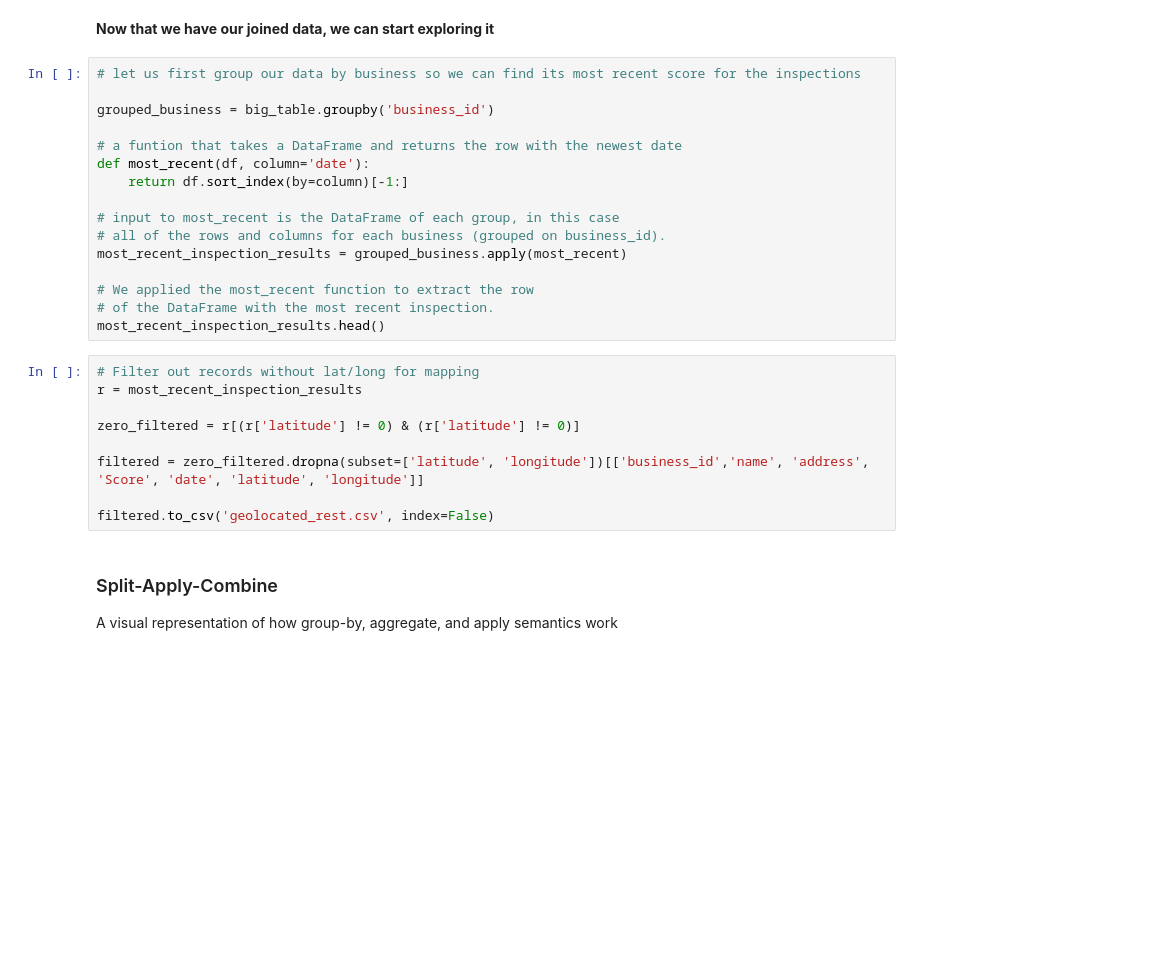
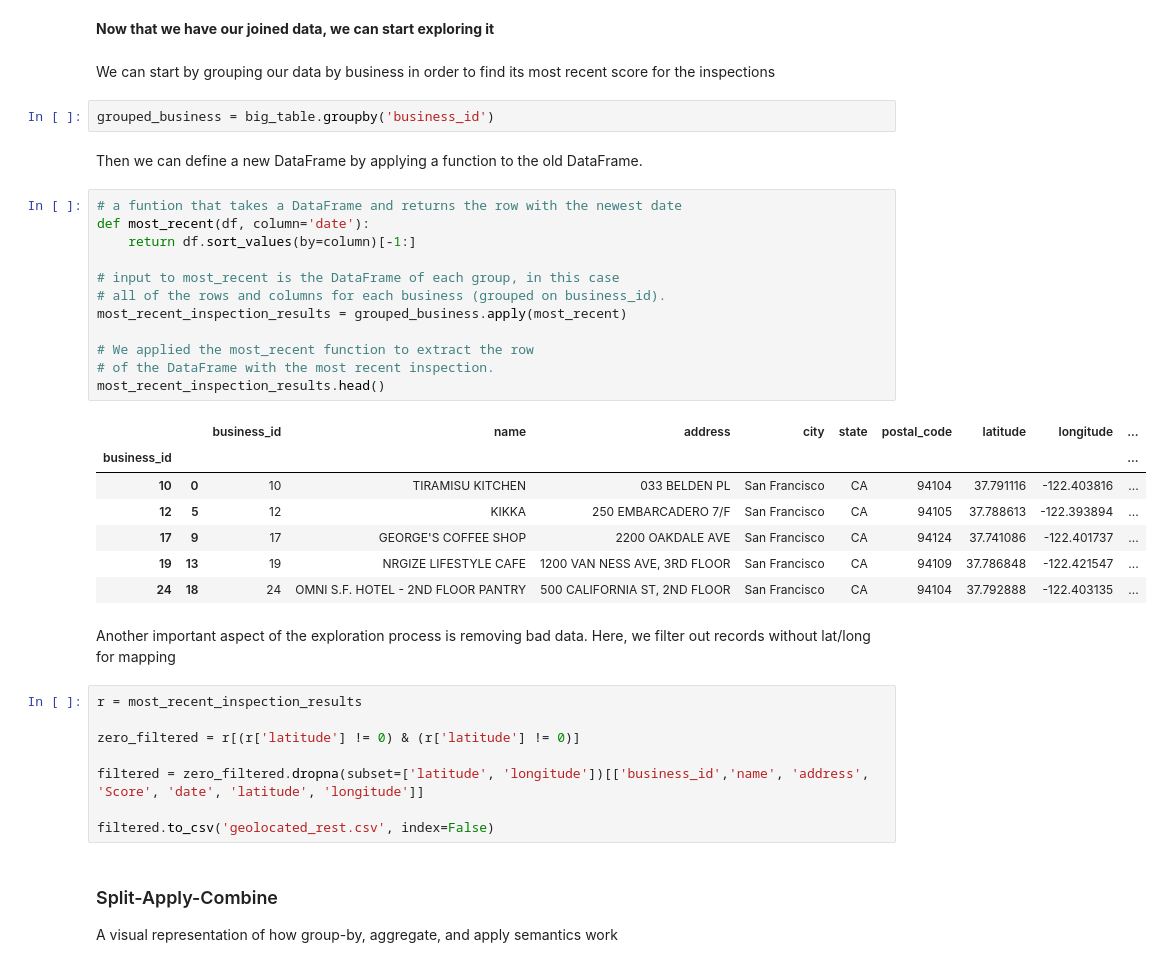
Before and after one commit to dataventures/workshops, a Jupyter notebook: 0/Pandas.ipynb, the cells around one changed output. Saved outputs shown, nothing was run; the diff lists cells and outputs as text; blank space fills up the shorter version.

```diff
--- a/0/Pandas.ipynb
+++ b/0/Pandas.ipynb
@@ -88,23 +116,34 @@ big_table.iloc[:10, :4]
 # %% [markdown]
 __Now that we have our joined data, we can start exploring it__
+# %% [markdown]
+We can start by grouping our data by business in order to find its most recent score for the inspections
+# %%
+grouped_business = big_table.groupby('business_id')
+# %% [markdown]
+Then we can define a new DataFrame by applying a function to the old DataFrame.
 # %%
-# let us first group our data by business so we can find its most recent score for the inspections
-
-grouped_business = big_table.groupby('business_id')
-
 # a funtion that takes a DataFrame and returns the row with the newest date
 def most_recent(df, column='date'):
-    return df.sort_index(by=column)[-1:]
+    return df.sort_values(by=column)[-1:]
 
 # input to most_recent is the DataFrame of each group, in this case
 # all of the rows and columns for each business (grouped on business_id).
 most_recent_inspection_results = grouped_business.apply(most_recent)
 
 # We applied the most_recent function to extract the row
 # of the DataFrame with the most recent inspection.
 most_recent_inspection_results.head()
+# %% [output]
+|  |  | business_id | name | address | city | state | postal_code | latitude | longitude | ... |
+| business_id |  |  |  |  |  |  |  |  |  | ... |
+| 10 | 0 | 10 | TIRAMISU KITCHEN | 033 BELDEN PL | San Francisco | CA | 94104 | 37.791116 | -122.403816 | ... |
+| 12 | 5 | 12 | KIKKA | 250 EMBARCADERO 7/F | San Francisco | CA | 94105 | 37.788613 | -122.393894 | ... |
+| 17 | 9 | 17 | GEORGE'S COFFEE SHOP | 2200 OAKDALE AVE | San Francisco | CA | 94124 | 37.741086 | -122.401737 | ... |
+| 19 | 13 | 19 | NRGIZE LIFESTYLE CAFE | 1200 VAN NESS AVE, 3RD FLOOR | San Francisco | CA | 94109 | 37.786848 | -122.421547 | ... |
+| 24 | 18 | 24 | OMNI S.F. HOTEL - 2ND FLOOR PANTRY | 500 CALIFORNIA ST, 2ND FLOOR | San Francisco | CA | 94104 | 37.792888 | -122.403135 | ... |
+# %% [markdown]
+Another important aspect of the exploration process is removing bad data. Here, we filter out records without lat/long for mapping
 # %%
-# Filter out records without lat/long for mapping
 r = most_recent_inspection_results
 
 zero_filtered = r[(r['latitude'] != 0) & (r['latitude'] != 0)]
```
Also changed, not shown: parts of 33 cells of this notebook, 4 other files.
